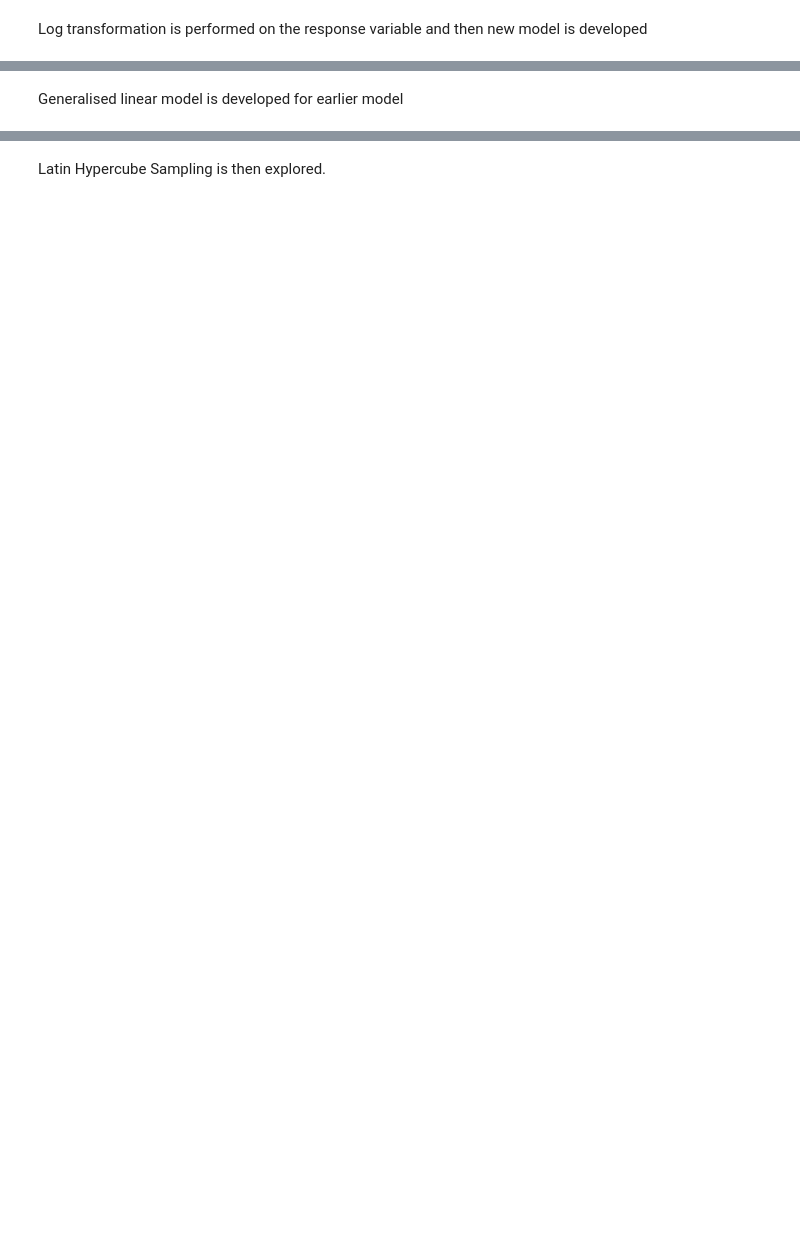
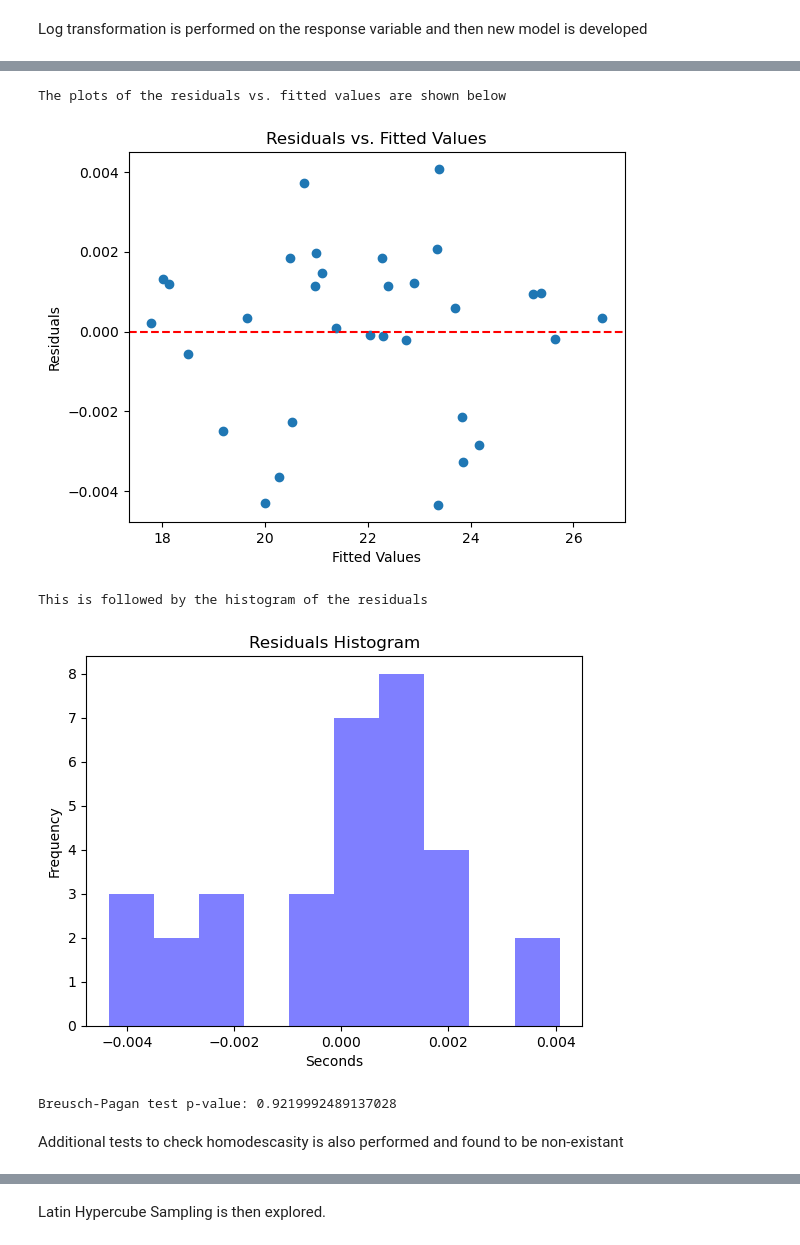
Before and after one commit to radhikrammohan/1D_HT_Pinn, a Jupyter notebook: Data_prep/1D_SVR/DOE/1D_HT_DOE_2.ipynb, the cells around one changed output, grey strips where cells are left out. Cells and saved outputs as stored; diff of their text form; code cells hidden in the pictures; blank space fills up the shorter version.

```diff
--- a/Data_prep/1D_SVR/DOE/1D_HT_DOE_2.ipynb
+++ b/Data_prep/1D_SVR/DOE/1D_HT_DOE_2.ipynb
@@ -265,2 +255,27 @@ The residuals are not normally distributed (reject H0).
-# %% [markdown]
-Generalised linear model is developed  for earlier model
+# %%
+print (f"The plots of the residuals vs. fitted values are shown below")
+# Plot residuals vs. fitted values
+plt.scatter(model.fittedvalues, residuals2)
+plt.axhline(0, color='red', linestyle='--')
+plt.title('Residuals vs. Fitted Values')
+plt.xlabel('Fitted Values')
+plt.ylabel('Residuals')
+plt.show()
+
+
+print (f"This is followed by the histogram of the residuals")
+plt.hist(residuals2, bins=10, alpha=0.5, color='b')
+plt.title('Residuals Histogram')
+plt.xlabel('Seconds')
+plt.ylabel('Frequency')
+plt.show()
+
+f
+# %% [output]
+The plots of the residuals vs. fitted values are shown below
+[figure, added]
+This is followed by the histogram of the residuals
+[figure, added]
+Breusch-Pagan test p-value: 0.9219992489137028
+# %% [markdown]
+Additional tests to check homodescasity is also performed and found to be non-existant
```
Also changed, not shown: parts of 27 cells of this notebook, 1 other file.
